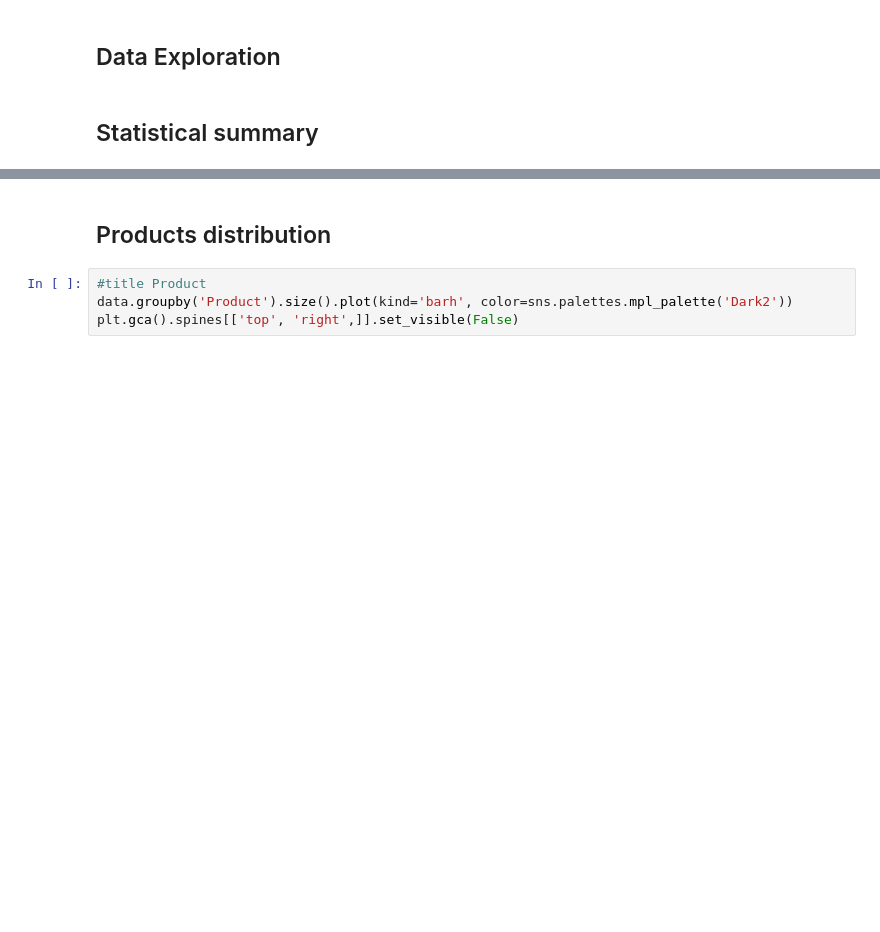
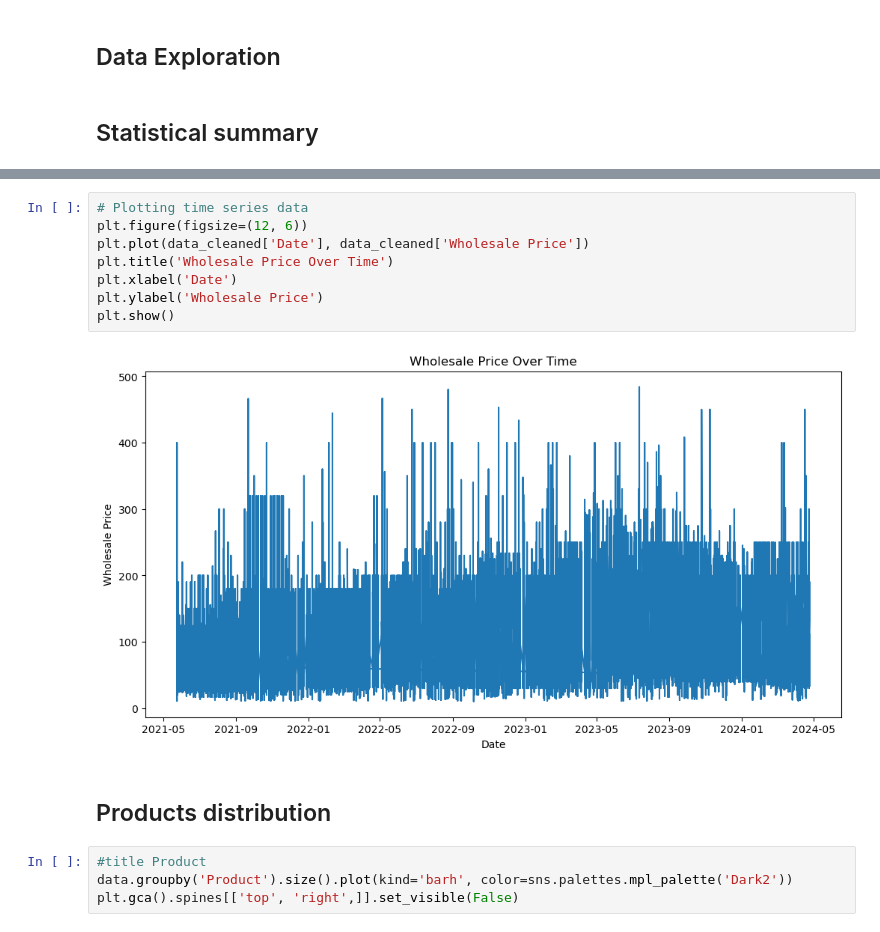
Before and after one commit to Dev-Org-com/CROP_PRICE_PREDICTION, a Jupyter notebook: Ministry_of_Agriculture_Data.ipynb, the cells around one changed output, grey strips where cells are left out. Cells and saved outputs as stored; diff of their text form; blank space fills up the shorter version.

```diff
--- a/Ministry_of_Agriculture_Data.ipynb
+++ b/Ministry_of_Agriculture_Data.ipynb
@@ -584,3 +622,13 @@ std       13.793940
+# %%
+# Plotting time series data
+plt.figure(figsize=(12, 6))
+plt.plot(data_cleaned['Date'], data_cleaned['Wholesale Price'])
+plt.title('Wholesale Price Over Time')
+plt.xlabel('Date')
+plt.ylabel('Wholesale Price')
+plt.show()
+# %% [output]
+[figure, added]
 # %% [markdown]
 ## Products distribution
 # %%
```
Also changed, not shown: parts of 5 cells of this notebook.
